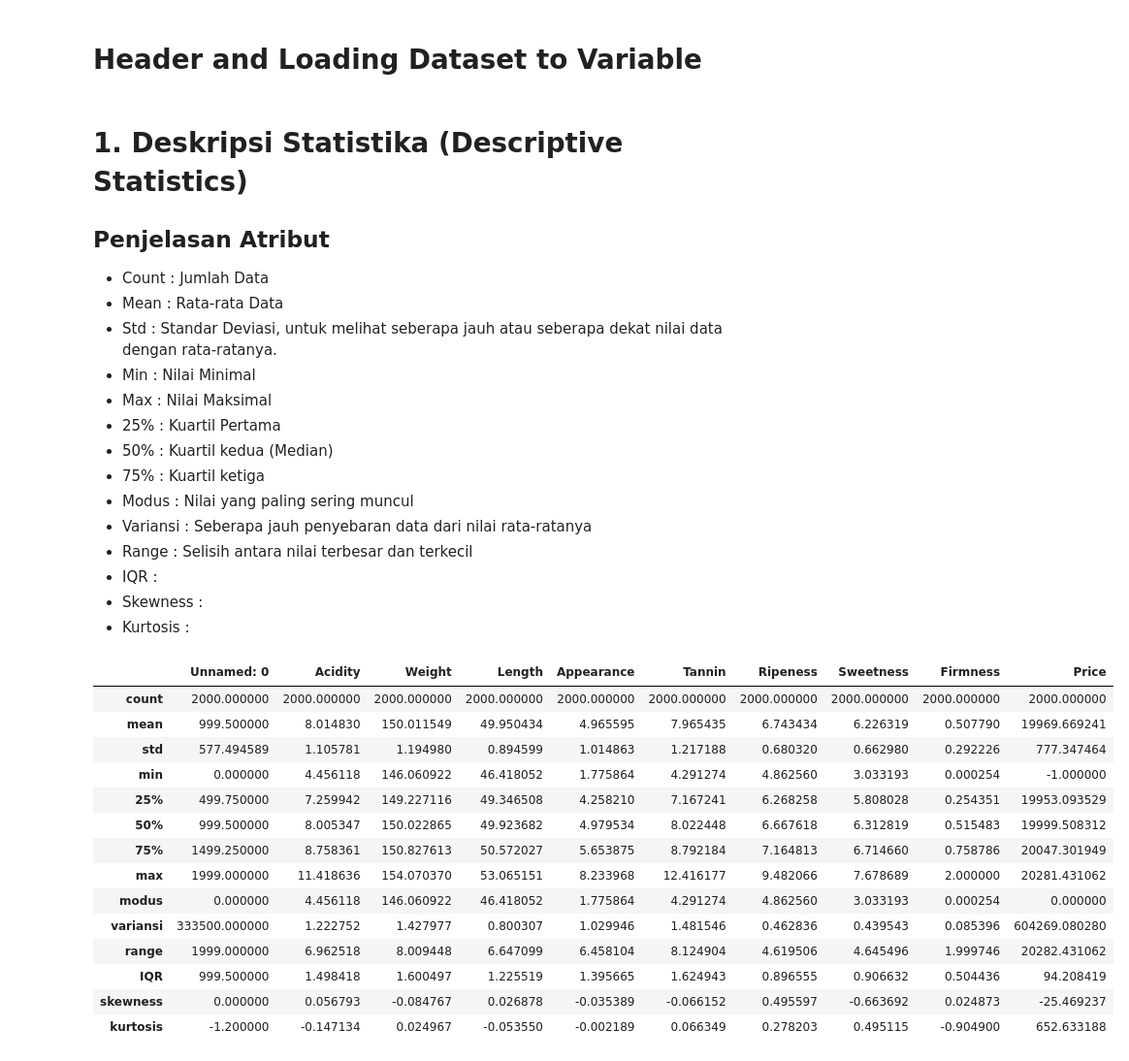
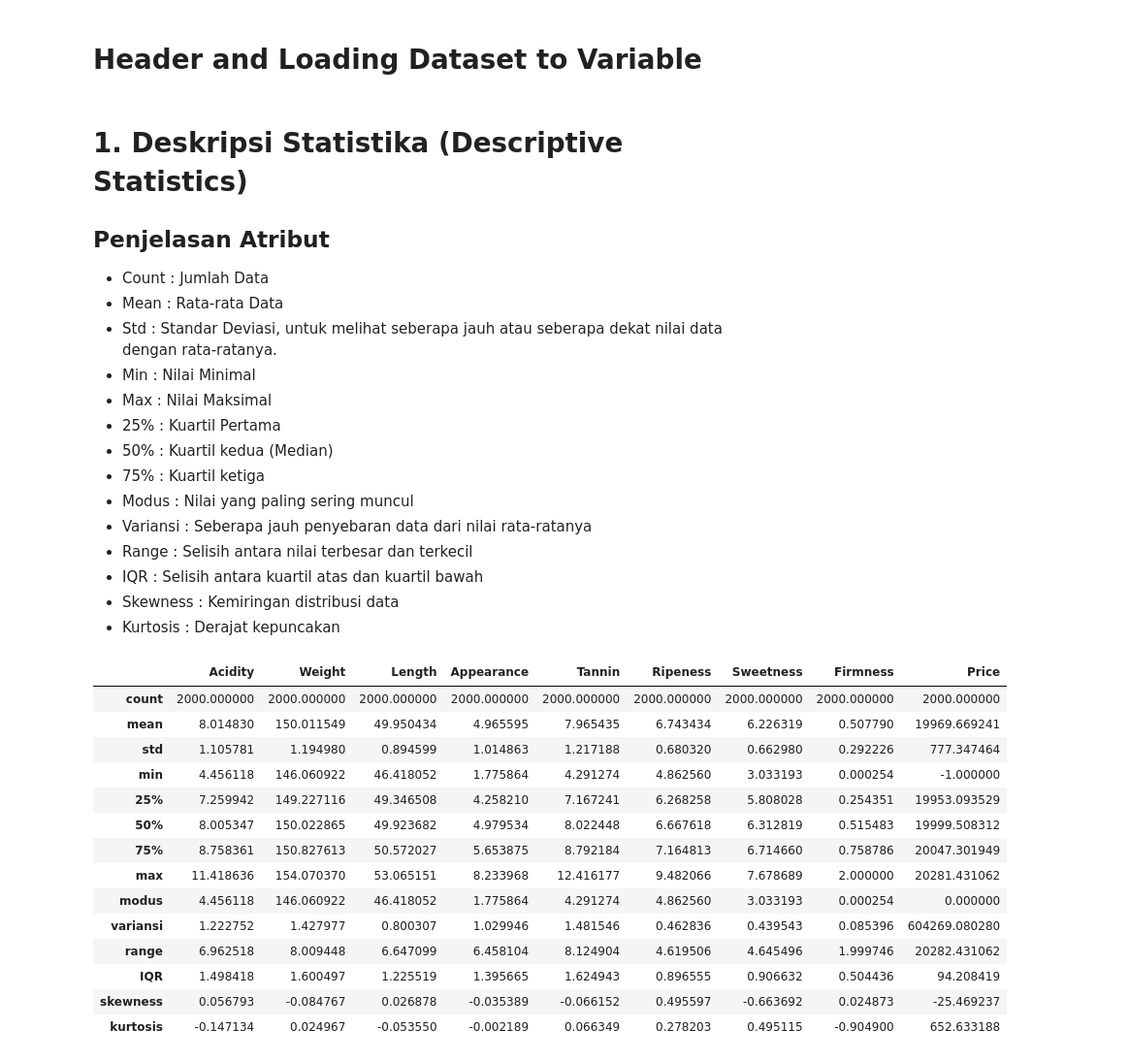
Before and after one commit to NameLessAth/Tubes-probstat, a Jupyter notebook: K02-IF2220-13522044-13522106.ipynb, the cells around one changed output. Shown: that part at 97% size. Cells and saved outputs as stored; diff of their text form; code cells hidden in the pictures.

```diff
--- a/K02-IF2220-13522044-13522106.ipynb
+++ b/K02-IF2220-13522044-13522106.ipynb
@@ -19,7 +19,14 @@ Tugas Besar IF2220 Probabilitas dan Statistika
 import pandas as pd
 import matplotlib.pyplot as plt
 import numpy as np
+
+# database murni
 databasenya = pd.read_csv('banana.csv')
+
+# database numeric only
+databasenya1 = databasenya.loc[:, 'Acidity':'Price']
+numeric_columns = databasenya1.select_dtypes(include=[np.number]).columns
+databasenumeric = databasenya1.loc[:, numeric_columns]
 # %% [markdown]
 # 1. Deskripsi Statistika (Descriptive Statistics)
 
@@ -35,34 +42,31 @@ databasenya = pd.read_csv('banana.csv')
 - Modus     : Nilai yang paling sering muncul
 - Variansi  : Seberapa jauh penyebaran data dari nilai rata-ratanya
 - Range     : Selisih antara nilai terbesar dan terkecil
-- IQR       :
-- Skewness  :
-- Kurtosis  :
+- IQR       : Selisih antara kuartil atas dan kuartil bawah
+- Skewness  : Kemiringan distribusi data
+- Kurtosis  : Derajat kepuncakan
 # %%
-
-numeric_columns = databasenya.select_dtypes(include=[np.number]).columns
-dataNo1 = databasenya.loc[:, numeric_columns]
-data_DesStat = dataNo1.describe()
-data_DesStat.loc['modus'] = dataNo1.mode().loc[0]
-data_DesStat.loc['variansi'] = dataNo1.var()
+data_DesStat = databasenumeric.describe()
+data_DesStat.loc['modus'] = databasenumeric.mode().loc[0]
+data_DesStat.loc['variansi'] = databasenumeric.var()
 data_DesStat.loc['range'] = data_DesStat.loc['max'] - data_DesStat.loc['min']
 data_DesStat.loc['IQR'] = data_DesStat.loc['75%'] - data_DesStat.loc['25%']
-data_DesStat.loc['skewness'] = dataNo1.skew()
-data_DesStat.loc['kurtosis'] = dataNo1.kurt()
+data_DesStat.loc['skewness'] = databasenumeric.skew()
+data_DesStat.loc['kurtosis'] = databasenumeric.kurt()
 data_DesStat
 # %% [output]
-|  | Unnamed: 0 | Acidity | Weight | Length | Appearance | Tannin | Ripeness | Sweetness | Firmness | Price |
-| count | 2000.000000 | 2000.000000 | 2000.000000 | 2000.000000 | 2000.000000 | 2000.000000 | 2000.000000 | 2000.000000 | 2000.000000 | 2000.000000 |
-| mean | 999.500000 | 8.014830 | 150.011549 | 49.950434 | 4.965595 | 7.965435 | 6.743434 | 6.226319 | 0.507790 | 19969.669241 |
-| std | 577.494589 | 1.105781 | 1.194980 | 0.894599 | 1.014863 | 1.217188 | 0.680320 | 0.662980 | 0.292226 | 777.347464 |
-| min | 0.000000 | 4.456118 | 146.060922 | 46.418052 | 1.775864 | 4.291274 | 4.862560 | 3.033193 | 0.000254 | -1.000000 |
-| 25% | 499.750000 | 7.259942 | 149.227116 | 49.346508 | 4.258210 | 7.167241 | 6.268258 | 5.808028 | 0.254351 | 19953.093529 |
-| 50% | 999.500000 | 8.005347 | 150.022865 | 49.923682 | 4.979534 | 8.022448 | 6.667618 | 6.312819 | 0.515483 | 19999.508312 |
-| 75% | 1499.250000 | 8.758361 | 150.827613 | 50.572027 | 5.653875 | 8.792184 | 7.164813 | 6.714660 | 0.758786 | 20047.301949 |
-| max | 1999.000000 | 11.418636 | 154.070370 | 53.065151 | 8.233968 | 12.416177 | 9.482066 | 7.678689 | 2.000000 | 20281.431062 |
-| modus | 0.000000 | 4.456118 | 146.060922 | 46.418052 | 1.775864 | 4.291274 | 4.862560 | 3.033193 | 0.000254 | 0.000000 |
-| variansi | 333500.000000 | 1.222752 | 1.427977 | 0.800307 | 1.029946 | 1.481546 | 0.462836 | 0.439543 | 0.085396 | 604269.080280 |
-| range | 1999.000000 | 6.962518 | 8.009448 | 6.647099 | 6.458104 | 8.124904 | 4.619506 | 4.645496 | 1.999746 | 20282.431062 |
-| IQR | 999.500000 | 1.498418 | 1.600497 | 1.225519 | 1.395665 | 1.624943 | 0.896555 | 0.906632 | 0.504436 | 94.208419 |
-| skewness | 0.000000 | 0.056793 | -0.084767 | 0.026878 | -0.035389 | -0.066152 | 0.495597 | -0.663692 | 0.024873 | -25.469237 |
-| kurtosis | -1.200000 | -0.147134 | 0.024967 | -0.053550 | -0.002189 | 0.066349 | 0.278203 | 0.495115 | -0.904900 | 652.633188 |
+|  | Acidity | Weight | Length | Appearance | Tannin | Ripeness | Sweetness | Firmness | Price |
+| count | 2000.000000 | 2000.000000 | 2000.000000 | 2000.000000 | 2000.000000 | 2000.000000 | 2000.000000 | 2000.000000 | 2000.000000 |
+| mean | 8.014830 | 150.011549 | 49.950434 | 4.965595 | 7.965435 | 6.743434 | 6.226319 | 0.507790 | 19969.669241 |
+| std | 1.105781 | 1.194980 | 0.894599 | 1.014863 | 1.217188 | 0.680320 | 0.662980 | 0.292226 | 777.347464 |
+| min | 4.456118 | 146.060922 | 46.418052 | 1.775864 | 4.291274 | 4.862560 | 3.033193 | 0.000254 | -1.000000 |
+| 25% | 7.259942 | 149.227116 | 49.346508 | 4.258210 | 7.167241 | 6.268258 | 5.808028 | 0.254351 | 19953.093529 |
+| 50% | 8.005347 | 150.022865 | 49.923682 | 4.979534 | 8.022448 | 6.667618 | 6.312819 | 0.515483 | 19999.508312 |
+| 75% | 8.758361 | 150.827613 | 50.572027 | 5.653875 | 8.792184 | 7.164813 | 6.714660 | 0.758786 | 20047.301949 |
+| max | 11.418636 | 154.070370 | 53.065151 | 8.233968 | 12.416177 | 9.482066 | 7.678689 | 2.000000 | 20281.431062 |
+| modus | 4.456118 | 146.060922 | 46.418052 | 1.775864 | 4.291274 | 4.862560 | 3.033193 | 0.000254 | 0.000000 |
+| variansi | 1.222752 | 1.427977 | 0.800307 | 1.029946 | 1.481546 | 0.462836 | 0.439543 | 0.085396 | 604269.080280 |
+| range | 6.962518 | 8.009448 | 6.647099 | 6.458104 | 8.124904 | 4.619506 | 4.645496 | 1.999746 | 20282.431062 |
+| IQR | 1.498418 | 1.600497 | 1.225519 | 1.395665 | 1.624943 | 0.896555 | 0.906632 | 0.504436 | 94.208419 |
+| skewness | 0.056793 | -0.084767 | 0.026878 | -0.035389 | -0.066152 | 0.495597 | -0.663692 | 0.024873 | -25.469237 |
+| kurtosis | -0.147134 | 0.024967 | -0.053550 | -0.002189 | 0.066349 | 0.278203 | 0.495115 | -0.904900 | 652.633188 |
```
Also changed, not shown: parts of 3 cells of this notebook.
